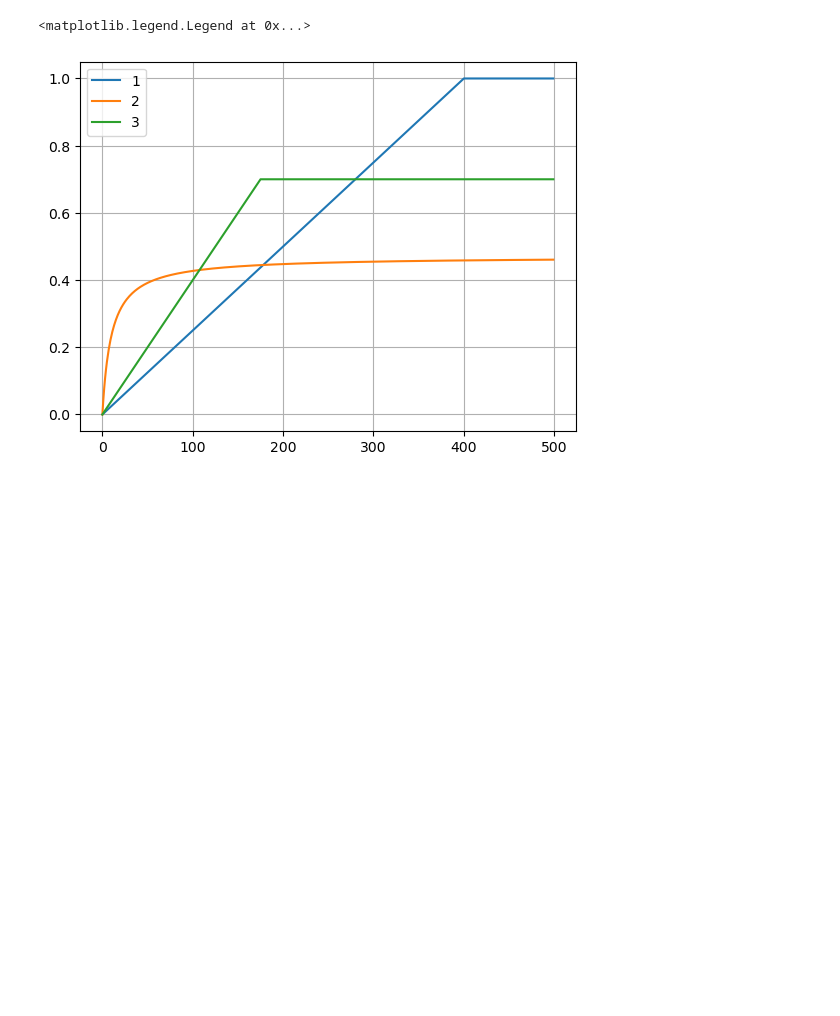
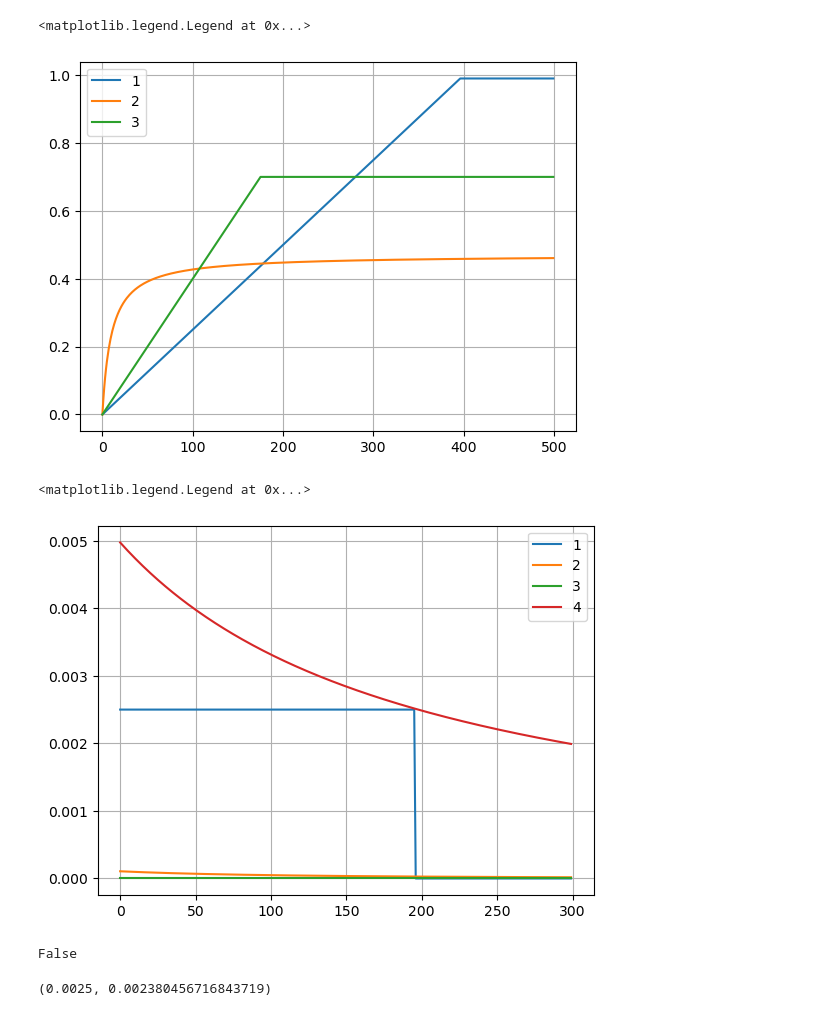
Before and after one commit to MontenegroAlessandro/BestArmIdSRB, a Jupyter notebook: notebooks/fuck_sr.ipynb, the cells around one changed output. Cells and saved outputs as stored; diff of their text form; code cells hidden in the pictures; blank space fills up the shorter version.

```diff
--- a/notebooks/fuck_sr.ipynb
+++ b/notebooks/fuck_sr.ipynb
@@ -10,7 +11,7 @@ eps = 1/3
 sigma = .1
 T_plot = 500
 # %%
-f1 = lambda x : .0025*x if .0025*x < 1 else 1
+f1 = lambda x : .0025*x if .0025*x < 0.99 else 0.99
 f2 = lambda x : .47 * (1 - 10/(10+x))
 f3 = lambda x : .004*x if .004*x < .7 else .7
 # %%
@@ -28,6 +29,38 @@ for arm in arms:
 
 plt.grid()
 plt.legend(loc="best")
+# tkz.save("exp2_arms.tex")
 # %% [output]
 <matplotlib.legend.Legend at 0x...>
-[figure, old version]
+[figure, new version]
+# %%
+df1 = lambda x: 0.0025 if 0.0025*x < 0.99 else 0
+df2 = lambda x: (0.47*10)/((10+x)**2)
+df3 = lambda x: 0.004 if 0.004*x < 0.7 else 0
+
+beta = 1.001
+beta_fun = lambda x: math.pow(x, -beta)
+
+darms = [df1, df2, df3, beta_fun]
+
+# Plot the Arms
+plt.clf()
+
+i = 1
+for arm in darms:
+    label = str(i)
+    plt.plot([arm(j) for j in range(200, T_plot)], label=label)
+    i += 1
+
+plt.grid()
+plt.legend(loc="best")
+# %% [output]
+<matplotlib.legend.Legend at 0x...>
+[figure, added]
+# %%
+when = 395.7
+print(df1(when) <= beta_fun(when))
+df1(when), beta_fun(when)
+# %% [output]
+False
+(0.0025, 0.002380456716843719)
```
Also changed, not shown: parts of 2 cells of this notebook, 20 other files.
